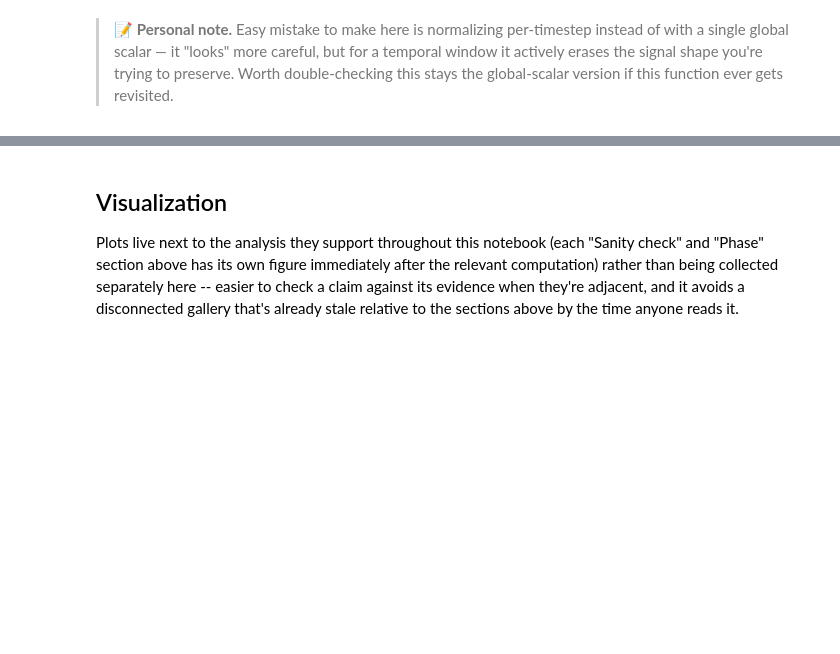
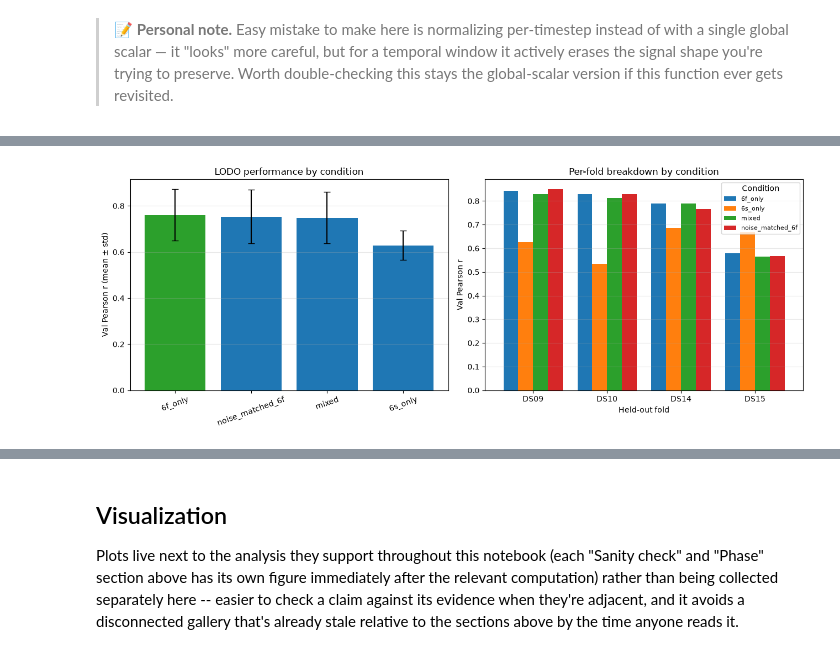
Before and after one commit to F-vdHaar/neural_ds_generalisation, a Jupyter notebook: spike_inference.ipynb, the cells around one changed output, grey strips where cells are left out. Drawn from its saved outputs; the diff is of its cells as text; code cells hidden in the pictures; blank space fills up the shorter version.

```diff
--- a/spike_inference.ipynb
+++ b/spike_inference.ipynb
@@ -1502,0 +1830,15 @@ summary_df.drop(columns='fold').to_string(index=False)
+# %%
+summary = (
+    df_results
+    .groupby('condition')['best_val_pearson_r']
+    .agg(['mean', 'std', 'count'])
+    .sort_values('mean', ascending=False)
+)
+print(summary)
+
+winning_condition = summary.index[0]
+print(f"\nWinning condition (by mean best_val_pearson_r): {winning_condition}")
+
+# per-fold breakdown — this is what actually speaks to the asymmetry question
+per_fold = df_results.groupby(['held_out_dataset', 'condition'])['best_val_pearson_r'].mean().unstack()
+print(per_fold)
@@ -1502,0 +1860,25 @@ summary_df.drop(columns='fold').to_string(index=False)
+# %%
+fig, axes = plt.subplots(1, 2, figsize=(13, 5))
+
+# Left: mean ± std val Pearson r per condition, across all folds/seeds
+axes[0].bar(summary.index, summary['mean'], yerr=summary['std'], capsize=4,
+            color=['#2ca02c' if c == winning_condition else '#1f77b4' for c in summary.index])
+axes[0].set_ylabel('Val Pearson r (mean ± std)')
+axes[0].set_title('LODO performance by condition')
+axes[0].tick_params(axis='x', rotation=20)
+axes[0].grid(alpha=0.3, axis='y')
+
+# Right: per-fold breakdown, to see whether one condition wins everywhere
+# or the winner depends on which dataset is held out
+per_fold.plot(kind='bar', ax=axes[1], width=0.8)
+axes[1].set_ylabel('Val Pearson r')
+axes[1].set_xlabel('Held-out fold')
+axes[1].set_title('Per-fold breakdown by condition')
+axes[1].legend(title='Condition', fontsize=8)
+axes[1].tick_params(axis='x', rotation=0)
+axes[1].grid(alpha=0.3, axis='y')
+
+plt.tight_layout()
+plt.show()
+# %% [output]
+[figure, added]
```
Also changed, not shown: parts of 40 cells of this notebook.
